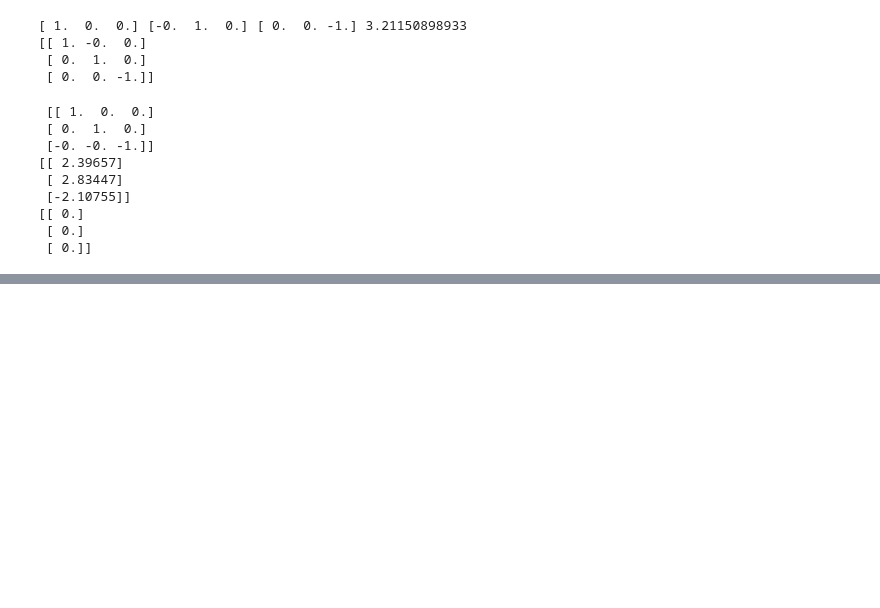
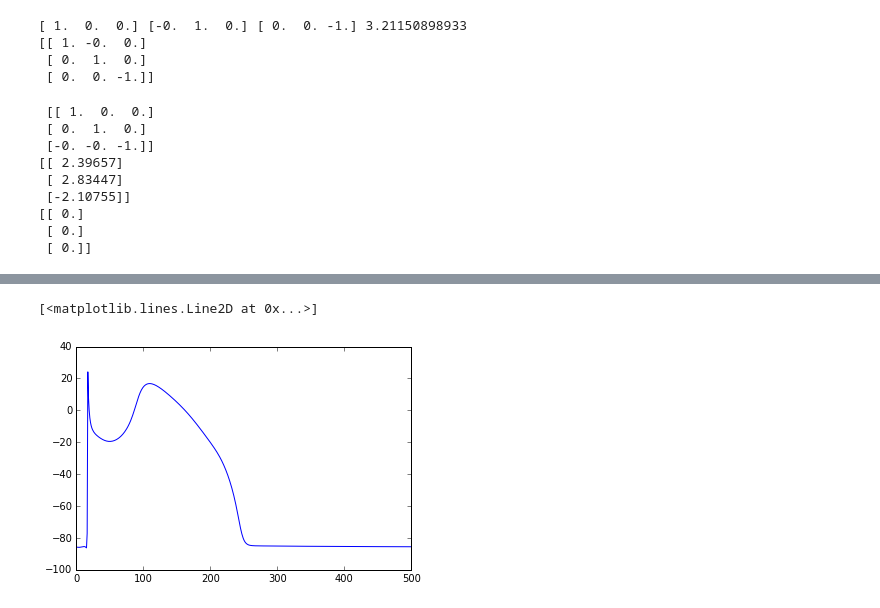
Before and after one commit to diegomaczuro/for-Anastasia, a Jupyter notebook: data from claster/11_03_2017/nastya_lr/comparison_2D_3D_benson2008.ipynb, the cells around one changed output, grey strips where cells are left out. Cells and saved outputs as stored; diff of their text form; code cells hidden in the pictures; blank space fills up the shorter version.

```diff
--- a/data from claster/11_03_2017/nastya_lr/comparison_2D_3D_benson2008.ipynb
+++ b/data from claster/11_03_2017/nastya_lr/comparison_2D_3D_benson2008.ipynb
@@ -138 +138,7 @@ array([      4, 1670786, 1651705, ..., 1675090, 1649701, 1696289])
+# %%
+arr = result[:,18,0]
+plt.plot(arr)
+# %% [output]
+[<matplotlib.lines.Line2D at 0x...>]
+[figure, added]
 # %%
```
Also changed, not shown: parts of 7 cells of this notebook, 3 other files.
